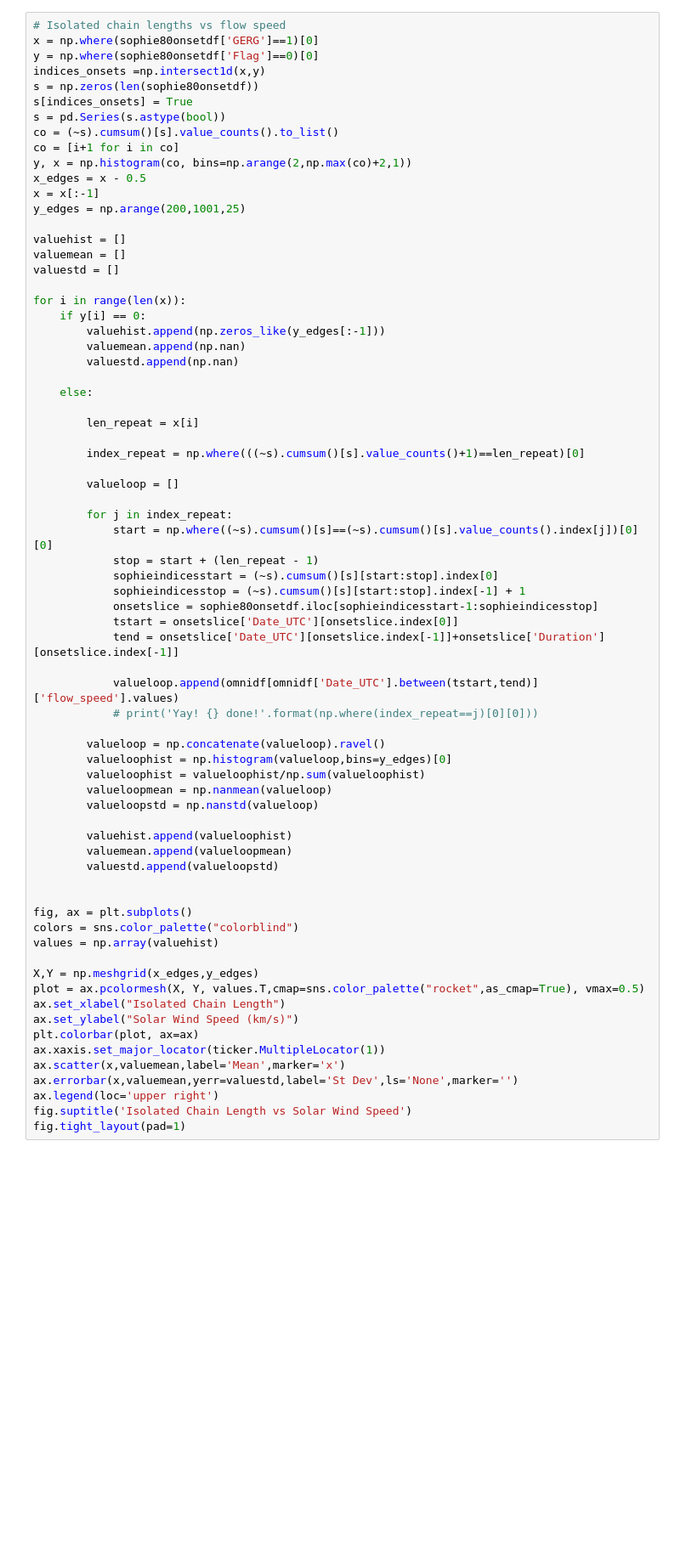
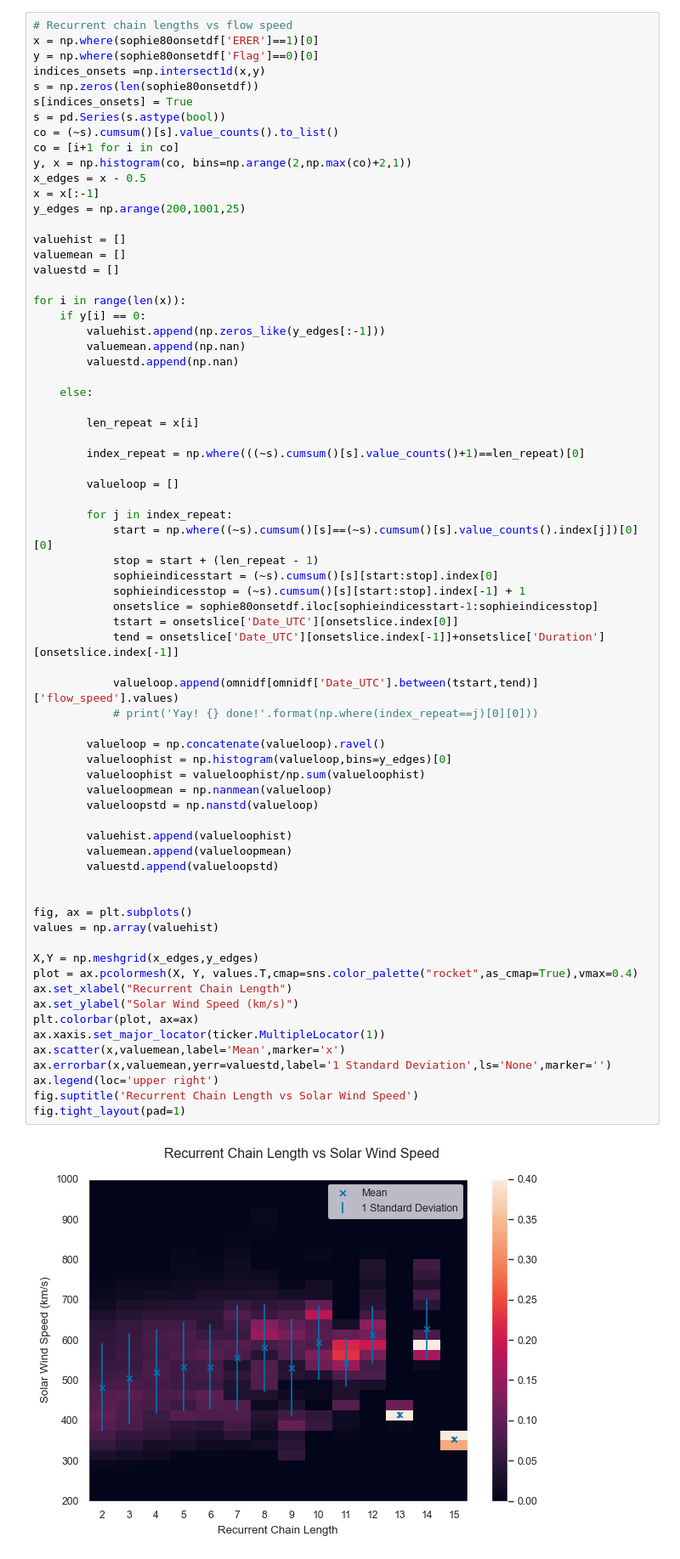
Before and after one commit to christianlao12/DP1_DP2_Project, a Jupyter notebook: substorm_type_statistics.ipynb, the cells around one changed output. Shown at 85% size. Cells and saved outputs as stored; diff of their text form; blank space fills up the shorter version.

```diff
--- a/substorm_type_statistics.ipynb
+++ b/substorm_type_statistics.ipynb
@@ -624,6 +756,6 @@ for i in index_repeat:
 # %%
-# Isolated chain lengths vs flow speed
-x = np.where(sophie80onsetdf['GERG']==1)[0]
+# Recurrent chain lengths vs flow speed
+x = np.where(sophie80onsetdf['ERER']==1)[0]
 y = np.where(sophie80onsetdf['Flag']==0)[0]
 indices_onsets =np.intersect1d(x,y)
 s = np.zeros(len(sophie80onsetdf))
@@ -660,35 +792,36 @@ for i in range(len(x)):
             sophieindicesstart = (~s).cumsum()[s][start:stop].index[0]
             sophieindicesstop = (~s).cumsum()[s][start:stop].index[-1] + 1
             onsetslice = sophie80onsetdf.iloc[sophieindicesstart-1:sophieindicesstop]
             tstart = onsetslice['Date_UTC'][onsetslice.index[0]]
             tend = onsetslice['Date_UTC'][onsetslice.index[-1]]+onsetslice['Duration'][onsetslice.index[-1]]
 
             valueloop.append(omnidf[omnidf['Date_UTC'].between(tstart,tend)]['flow_speed'].values)
             # print('Yay! {} done!'.format(np.where(index_repeat==j)[0][0]))
 
         valueloop = np.concatenate(valueloop).ravel()
         valueloophist = np.histogram(valueloop,bins=y_edges)[0]
         valueloophist = valueloophist/np.sum(valueloophist)
         valueloopmean = np.nanmean(valueloop)
         valueloopstd = np.nanstd(valueloop)
 
         valuehist.append(valueloophist)
         valuemean.append(valueloopmean)
         valuestd.append(valueloopstd)
 
 
 fig, ax = plt.subplots()
-colors = sns.color_palette("colorblind")
 values = np.array(valuehist)
 
 X,Y = np.meshgrid(x_edges,y_edges)
-plot = ax.pcolormesh(X, Y, values.T,cmap=sns.color_palette("rocket",as_cmap=True), vmax=0.5)
-ax.set_xlabel("Isolated Chain Length")
+plot = ax.pcolormesh(X, Y, values.T,cmap=sns.color_palette("rocket",as_cmap=True),vmax=0.4)
+ax.set_xlabel("Recurrent Chain Length")
 ax.set_ylabel("Solar Wind Speed (km/s)")
 plt.colorbar(plot, ax=ax)
 ax.xaxis.set_major_locator(ticker.MultipleLocator(1))
 ax.scatter(x,valuemean,label='Mean',marker='x')
-ax.errorbar(x,valuemean,yerr=valuestd,label='St Dev',ls='None',marker='')
+ax.errorbar(x,valuemean,yerr=valuestd,label='1 Standard Deviation',ls='None',marker='')
 ax.legend(loc='upper right')
-fig.suptitle('Isolated Chain Length vs Solar Wind Speed')
+fig.suptitle('Recurrent Chain Length vs Solar Wind Speed')
 fig.tight_layout(pad=1)
+# %% [output]
+[figure, added]
```
Also changed, not shown: parts of 39 cells of this notebook.
